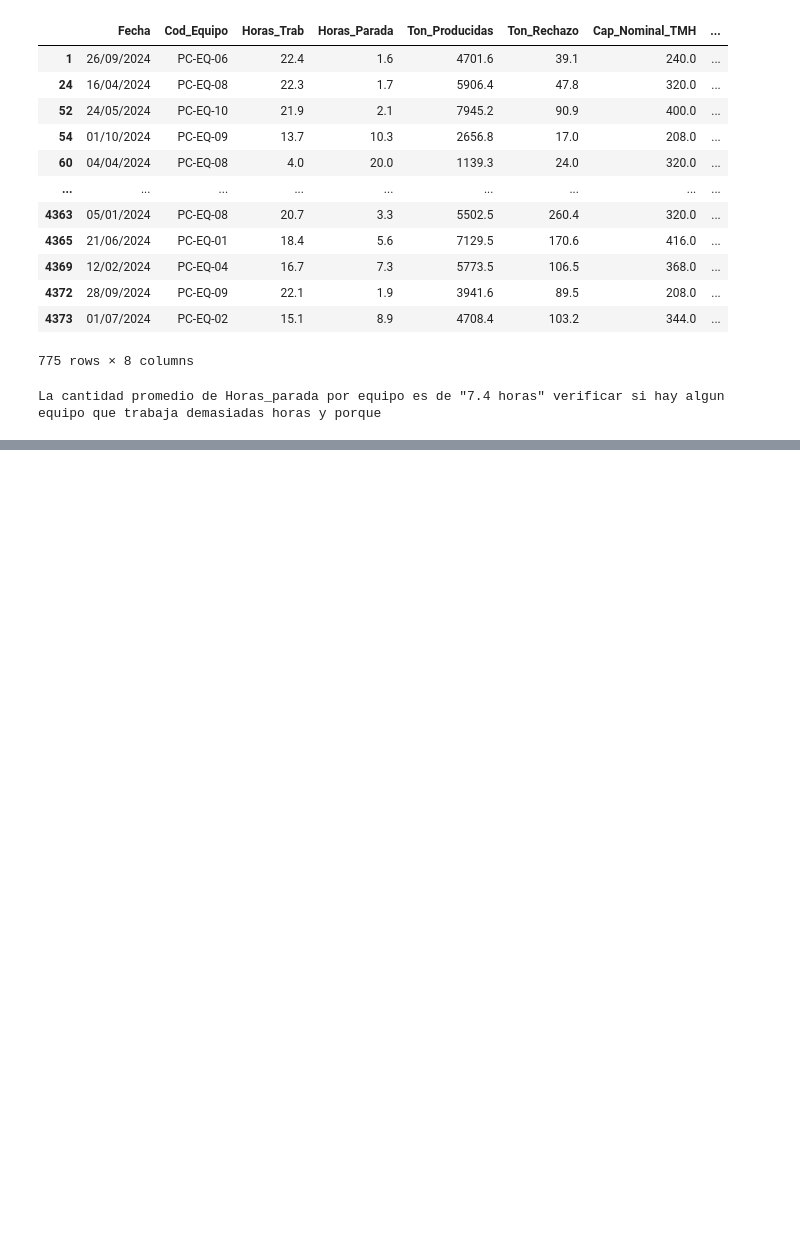
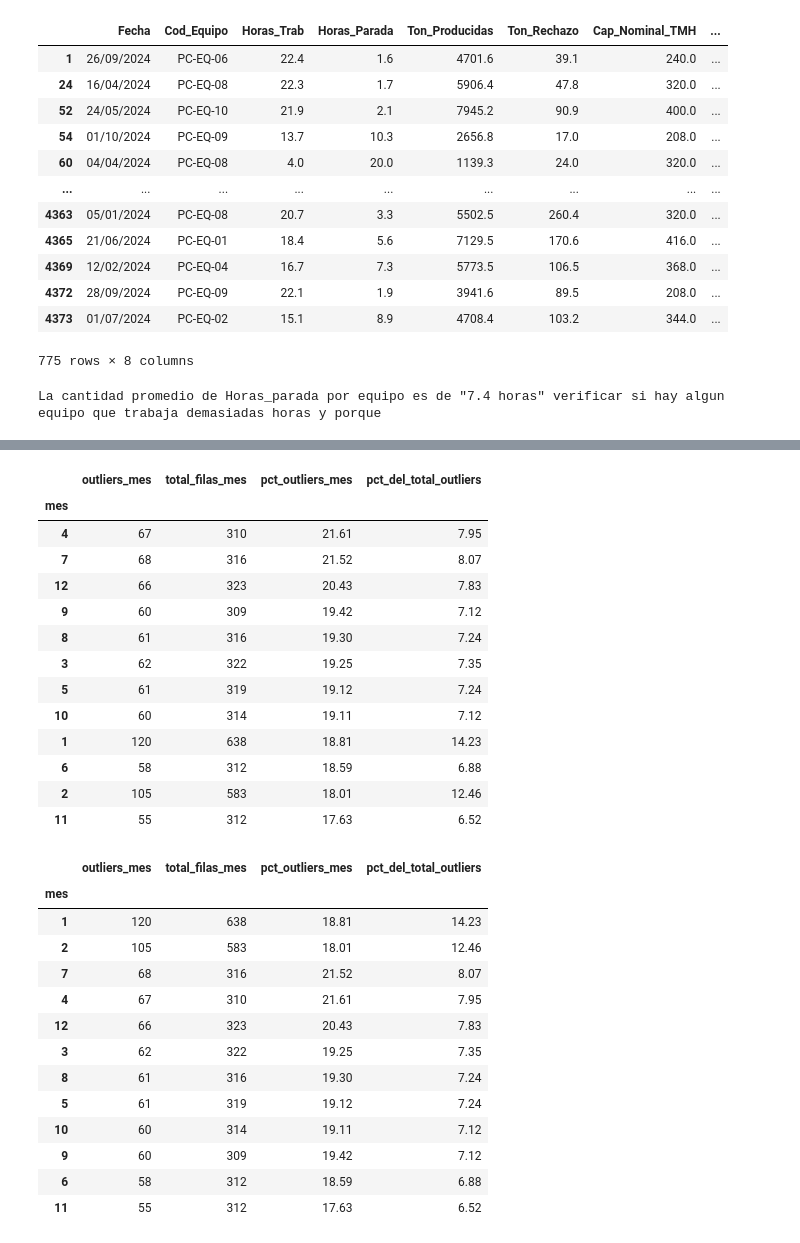
Before and after one commit to josue789a/Mineria-simulacion-v2, a Jupyter notebook: notebooks/Exploracion1.ipynb, the cells around one changed output, grey strips where cells are left out. Saved outputs shown, nothing was run; the diff lists cells and outputs as text; code cells hidden in the pictures; blank space fills up the shorter version.

```diff
--- a/notebooks/Exploracion1.ipynb
+++ b/notebooks/Exploracion1.ipynb
@@ -926,20 +929,20 @@ def outliers_iqr(df, columna, groupby_col=None):
     if groupby_col: # Se corre flags por cada agrupacion si definimos groupby_col
         mask = df.groupby(groupby_col)[columna].transform(_flags)
     else:
-        mask = _flags(df[columna])
+        mask = _flags(df[columna]) # Sino se agrupa, solamente se corre flag en general
     return df[mask]
 
-outliers_HP = outliers_iqr(prodLegacy_PC, 'Horas_Parada', groupby_col='Cod_Equipo')
+outliers_HorasParadas = outliers_iqr(prodLegacy_PC, 'Horas_Parada', groupby_col='Cod_Equipo')
 
-n_outliers = len(outliers_HP)
+n_outliers = len(outliers_HorasParadas)
 n_total = len(prodLegacy_PC)
-print(f"Shape: {outliers_HP.shape}")
+print(f"Shape: {outliers_HorasParadas.shape}")
 print(f"Outliers: {n_outliers} de {n_total} ({round(n_outliers/n_total*100, 2)}%)")
 
 print("\nOutliers por equipo (conteo y % respecto a su propio total):")
-print((outliers_HP['Cod_Equipo'].value_counts() / prodLegacy_PC['Cod_Equipo'].value_counts() * 100).round(2))
+print((outliers_HorasParadas['Cod_Equipo'].value_counts() / prodLegacy_PC['Cod_Equipo'].value_counts() * 100).round(2))
 
-outliers_HP = outliers_HP.copy()
-outliers_HP['mes'] = pd.to_datetime(outliers_HP['Fecha'], dayfirst=True).dt.month
+outliers_HP = outliers_HorasParadas.copy()
+outliers_HP['mes'] = pd.to_datetime(outliers_HorasParadas['Fecha'], dayfirst=True).dt.month
 print("\nOutliers por mes (para distinguir estacionalidad real de error de datos):")
 print(outliers_HP['mes'].value_counts().sort_index())
@@ -945,0 +967,44 @@ print(outliers_HP['mes'].value_counts().sort_index())
+# %%
+conteo_mes = outliers_HP['mes'].value_counts().sort_index()
+total_mes = prodLegacy_PC.assign( #Se usa assign para no modificar la tabla original
+    mes=pd.to_datetime(prodLegacy_PC['Fecha'], dayfirst=True).dt.month  # Serie  temporal que vive dentro del assign, dt.month para filtrar solo el mes de la 'Fecha'.
+    )['mes'].value_counts().sort_index()  # Con este mes repetido en toda la serie hago conteo de valores y ordneo.
+
+resumen_mes = pd.DataFrame({
+    'outliers_mes': conteo_mes,
+    'total_filas_mes': total_mes,
+    'pct_outliers_mes': (conteo_mes / total_mes * 100).round(2),              # Outliers mes / count outliers del mes, VERIFICAR SI ESTE MES HUBO ARTOS OUTLIERS
+    'pct_del_total_outliers': (conteo_mes / conteo_mes.sum() * 100).round(2)  # Outliers mes / todos los outliers , VERIFICAR QUE MES HUBO MAS CANTIDAD DE OUTLIERS EN EL GLOBAL DE OUTLIERS
+})
+# %%
+display(resumen_mes.sort_values('pct_outliers_mes', ascending=False))
+display(resumen_mes.sort_values('outliers_mes', ascending=False))
+# %% [output]
+|  | outliers_mes | total_filas_mes | pct_outliers_mes | pct_del_total_outliers |
+| mes |  |  |  |  |
+| 4 | 67 | 310 | 21.61 | 7.95 |
+| 7 | 68 | 316 | 21.52 | 8.07 |
+| 12 | 66 | 323 | 20.43 | 7.83 |
+| 9 | 60 | 309 | 19.42 | 7.12 |
+| 8 | 61 | 316 | 19.30 | 7.24 |
+| 3 | 62 | 322 | 19.25 | 7.35 |
+| 5 | 61 | 319 | 19.12 | 7.24 |
+| 10 | 60 | 314 | 19.11 | 7.12 |
+| 1 | 120 | 638 | 18.81 | 14.23 |
+| 6 | 58 | 312 | 18.59 | 6.88 |
+| 2 | 105 | 583 | 18.01 | 12.46 |
+| 11 | 55 | 312 | 17.63 | 6.52 |
+|  | outliers_mes | total_filas_mes | pct_outliers_mes | pct_del_total_outliers |
+| mes |  |  |  |  |
+| 1 | 120 | 638 | 18.81 | 14.23 |
+| 2 | 105 | 583 | 18.01 | 12.46 |
+| 7 | 68 | 316 | 21.52 | 8.07 |
+| 4 | 67 | 310 | 21.61 | 7.95 |
+| 12 | 66 | 323 | 20.43 | 7.83 |
+| 3 | 62 | 322 | 19.25 | 7.35 |
+| 8 | 61 | 316 | 19.30 | 7.24 |
+| 5 | 61 | 319 | 19.12 | 7.24 |
+| 10 | 60 | 314 | 19.11 | 7.12 |
+| 9 | 60 | 309 | 19.42 | 7.12 |
+| 6 | 58 | 312 | 18.59 | 6.88 |
+| 11 | 55 | 312 | 17.63 | 6.52 |
```
Also changed, not shown: parts of 6 cells of this notebook.
